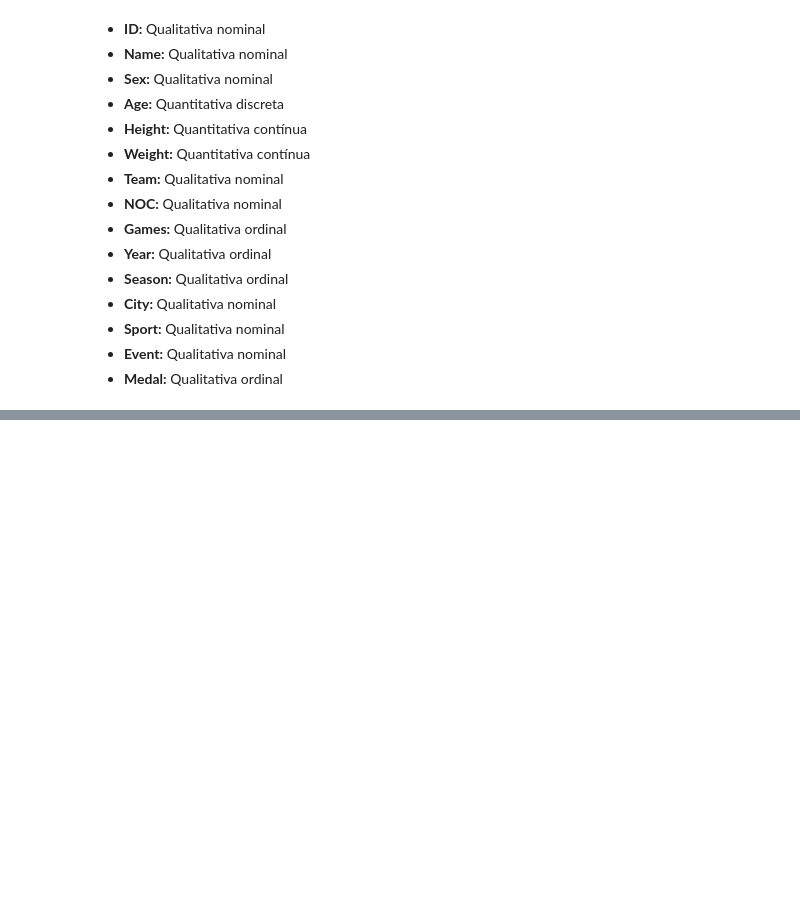
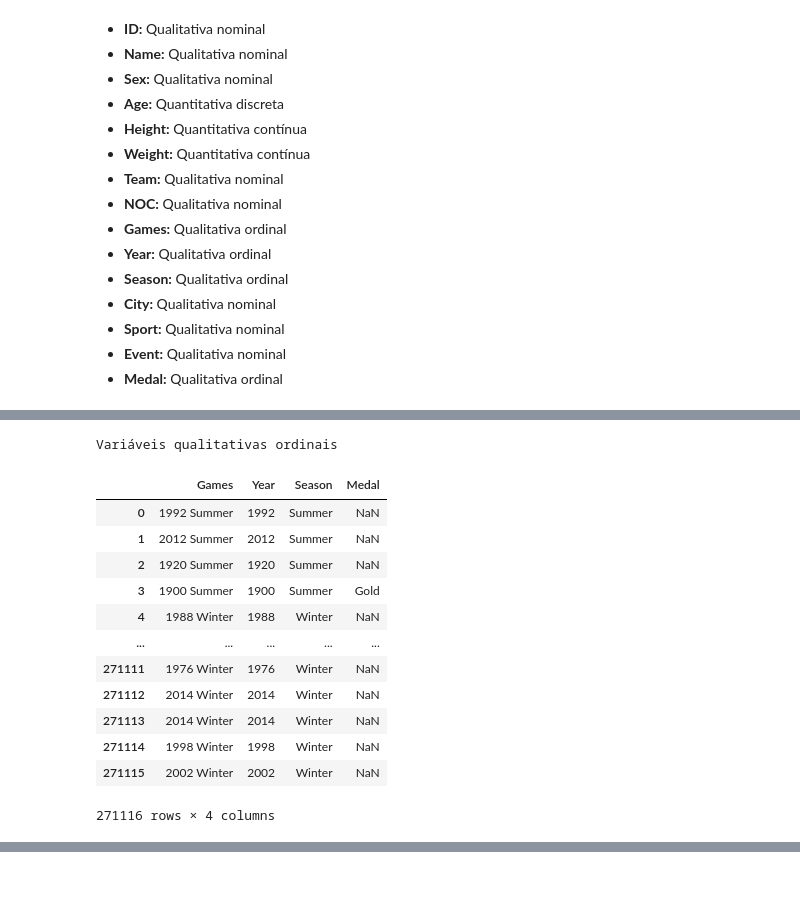
Before and after one commit to lorenaaxbastos/sc-estatistica, a Jupyter notebook: projeto_estatistica.ipynb, the cells around one changed output, grey strips where cells are left out. Cells and saved outputs as stored; diff of their text form; code cells hidden in the pictures; blank space fills up the shorter version.

```diff
--- a/projeto_estatistica.ipynb
+++ b/projeto_estatistica.ipynb
@@ -53,0 +72,18 @@ __1) Em algum dataset, classifique as suas colunas em Quantitativa Discreta, Qua
+# %%
+print("Variáveis qualitativas ordinais")
+display(df[["Games", "Year", "Season", "Medal"]])
+# %% [output]
+Variáveis qualitativas ordinais
+|  | Games | Year | Season | Medal |
+| 0 | 1992 Summer | 1992 | Summer | NaN |
+| 1 | 2012 Summer | 2012 | Summer | NaN |
+| 2 | 1920 Summer | 1920 | Summer | NaN |
+| 3 | 1900 Summer | 1900 | Summer | Gold |
+| 4 | 1988 Winter | 1988 | Winter | NaN |
+| ... | ... | ... | ... | ... |
+| 271111 | 1976 Winter | 1976 | Winter | NaN |
+| 271112 | 2014 Winter | 2014 | Winter | NaN |
+| 271113 | 2014 Winter | 2014 | Winter | NaN |
+| 271114 | 1998 Winter | 1998 | Winter | NaN |
+| 271115 | 2002 Winter | 2002 | Winter | NaN |
+271116 rows × 4 columns
```
Also changed, not shown: parts of 11 cells of this notebook.
